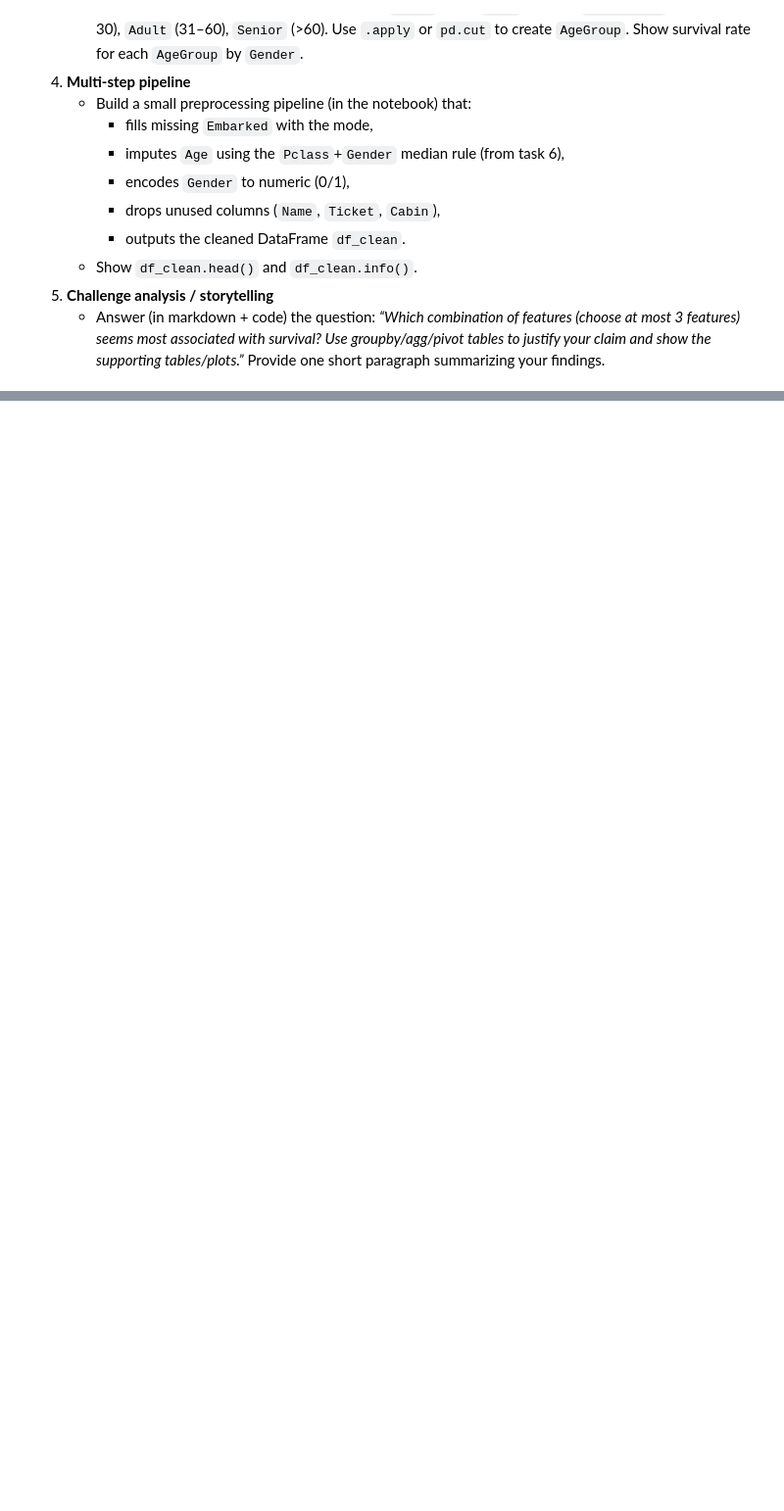
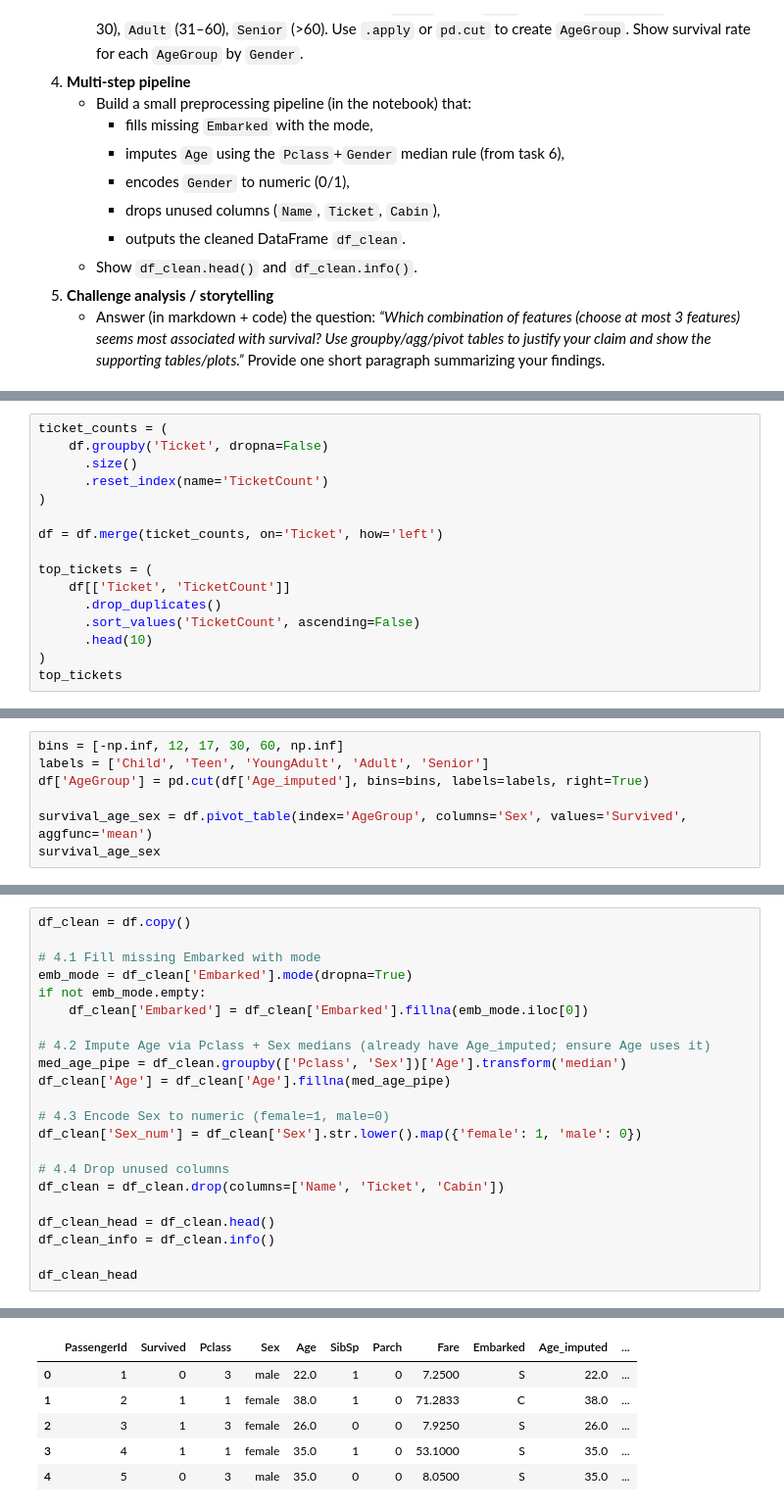
Before and after one commit to jaidev3/machine-learning, a Jupyter notebook: pandas-practice/titanic_pandas_assignment.ipynb, the cells around one changed output, grey strips where cells are left out. Shown: that part at 98% size. Drawn from its saved outputs; the diff is of its cells as text; blank space fills up the shorter version.

Commit message:
Add numpy dependency to project and update Titanic analysis notebook with new calculations for ticket counts and age imputation. Increment execution counts for existing code cells.

```diff
--- a/pandas-practice/titanic_pandas_assignment.ipynb
+++ b/pandas-practice/titanic_pandas_assignment.ipynb
@@ -298,0 +306,16 @@ Name: Survived, dtype: float64
+# %%
+ticket_counts = (
+    df.groupby('Ticket', dropna=False)
+      .size()
+      .reset_index(name='TicketCount')
+)
+
+df = df.merge(ticket_counts, on='Ticket', how='left')
+
+top_tickets = (
+    df[['Ticket', 'TicketCount']]
+      .drop_duplicates()
+      .sort_values('TicketCount', ascending=False)
+      .head(10)
+)
+top_tickets
@@ -298,0 +357,7 @@ Name: Survived, dtype: float64
+# %%
+bins = [-np.inf, 12, 17, 30, 60, np.inf]
+labels = ['Child', 'Teen', 'YoungAdult', 'Adult', 'Senior']
+df['AgeGroup'] = pd.cut(df['Age_imputed'], bins=bins, labels=labels, right=True)
+
+survival_age_sex = df.pivot_table(index='AgeGroup', columns='Sex', values='Survived', aggfunc='mean')
+survival_age_sex
@@ -298,0 +372,23 @@ Name: Survived, dtype: float64
+# %%
+df_clean = df.copy()
+
+# 4.1 Fill missing Embarked with mode
+emb_mode = df_clean['Embarked'].mode(dropna=True)
+if not emb_mode.empty:
+    df_clean['Embarked'] = df_clean['Embarked'].fillna(emb_mode.iloc[0])
+
+# 4.2 Impute Age via Pclass + Sex medians (already have Age_imputed; ensure Age uses it)
+med_age_pipe = df_clean.groupby(['Pclass', 'Sex'])['Age'].transform('median')
+df_clean['Age'] = df_clean['Age'].fillna(med_age_pipe)
+
+# 4.3 Encode Sex to numeric (female=1, male=0)
+df_clean['Sex_num'] = df_clean['Sex'].str.lower().map({'female': 1, 'male': 0})
+
+# 4.4 Drop unused columns
+df_clean = df_clean.drop(columns=['Name', 'Ticket', 'Cabin'])
+
+df_clean_head = df_clean.head()
+df_clean_info = df_clean.info()
+
+df_clean_head
+# %% [output]
@@ -298,0 +412,6 @@ Name: Survived, dtype: float64
+|  | PassengerId | Survived | Pclass | Sex | Age | SibSp | Parch | Fare | Embarked | Age_imputed | ... |
+| 0 | 1 | 0 | 3 | male | 22.0 | 1 | 0 | 7.2500 | S | 22.0 | ... |
+| 1 | 2 | 1 | 1 | female | 38.0 | 1 | 0 | 71.2833 | C | 38.0 | ... |
+| 2 | 3 | 1 | 3 | female | 26.0 | 0 | 0 | 7.9250 | S | 26.0 | ... |
+| 3 | 4 | 1 | 1 | female | 35.0 | 1 | 0 | 53.1000 | S | 35.0 | ... |
+| 4 | 5 | 0 | 3 | male | 35.0 | 0 | 0 | 8.0500 | S | 35.0 | ... |
```
Also changed, not shown: parts of 7 cells of this notebook, 3 other files.
